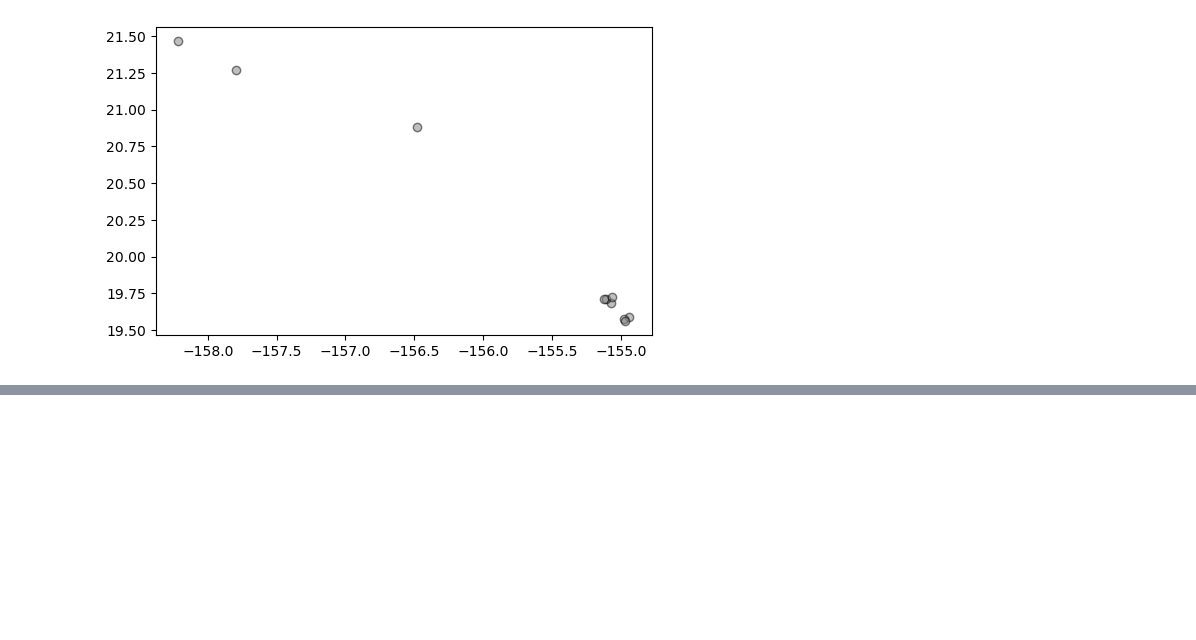
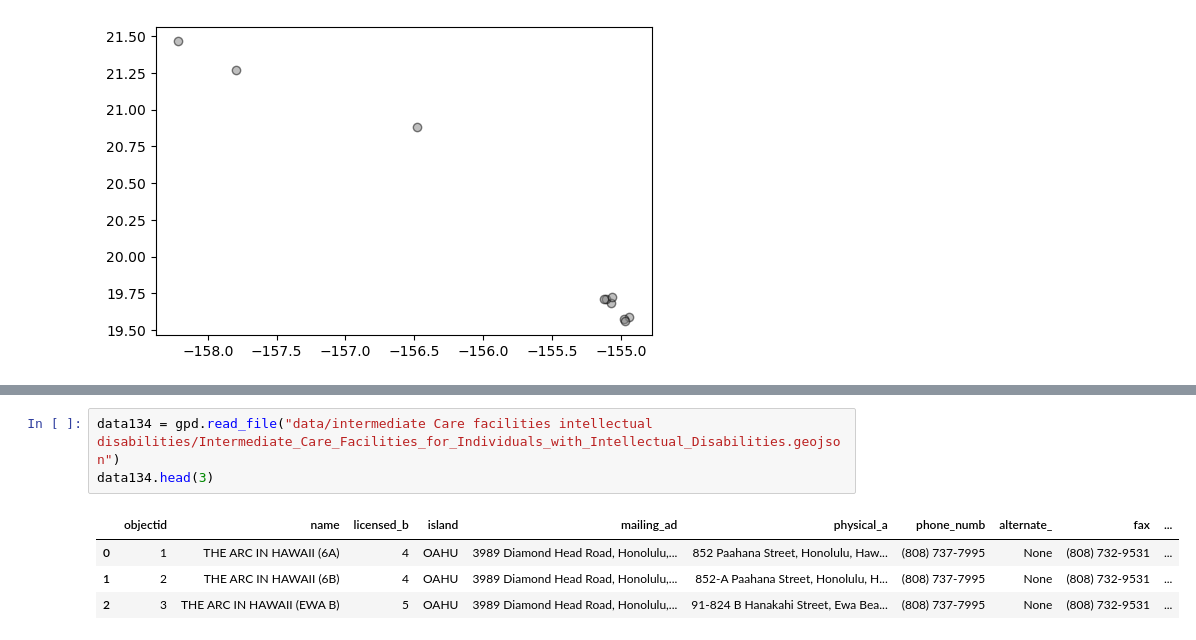
Before and after one commit to mahdi-b/Kanehekili, a Jupyter notebook: Current datasets.ipynb, the cells around one changed output, grey strips where cells are left out. Drawn from its saved outputs; the diff is of its cells as text; blank space fills up the shorter version.

```diff
--- a/Current datasets.ipynb
+++ b/Current datasets.ipynb
@@ -2025,0 +2086,8 @@ data124.plot(alpha=0.5, color='grey', edgecolor='black')
+# %%
+data134 = gpd.read_file("data/intermediate Care facilities intellectual disabilities/Intermediate_Care_Facilities_for_Individuals_with_Intellectual_Disabilities.geojson")
+data134.head(3)
+# %% [output]
+|  | objectid | name | licensed_b | island | mailing_ad | physical_a | phone_numb | alternate_ | fax | ... |
+| 0 | 1 | THE ARC IN HAWAII (6A) | 4 | OAHU | 3989 Diamond Head Road, Honolulu,... | 852 Paahana Street, Honolulu, Haw... | (808) 737-7995 | None | (808) 732-9531 | ... |
+| 1 | 2 | THE ARC IN HAWAII (6B) | 4 | OAHU | 3989 Diamond Head Road, Honolulu,... | 852-A Paahana Street, Honolulu, H... | (808) 737-7995 | None | (808) 732-9531 | ... |
+| 2 | 3 | THE ARC IN HAWAII (EWA B) | 5 | OAHU | 3989 Diamond Head Road, Honolulu,... | 91-824 B Hanakahi Street, Ewa Bea... | (808) 737-7995 | None | (808) 732-9531 | ... |
```
Also changed, not shown: parts of 60 cells of this notebook, 17 other files.
